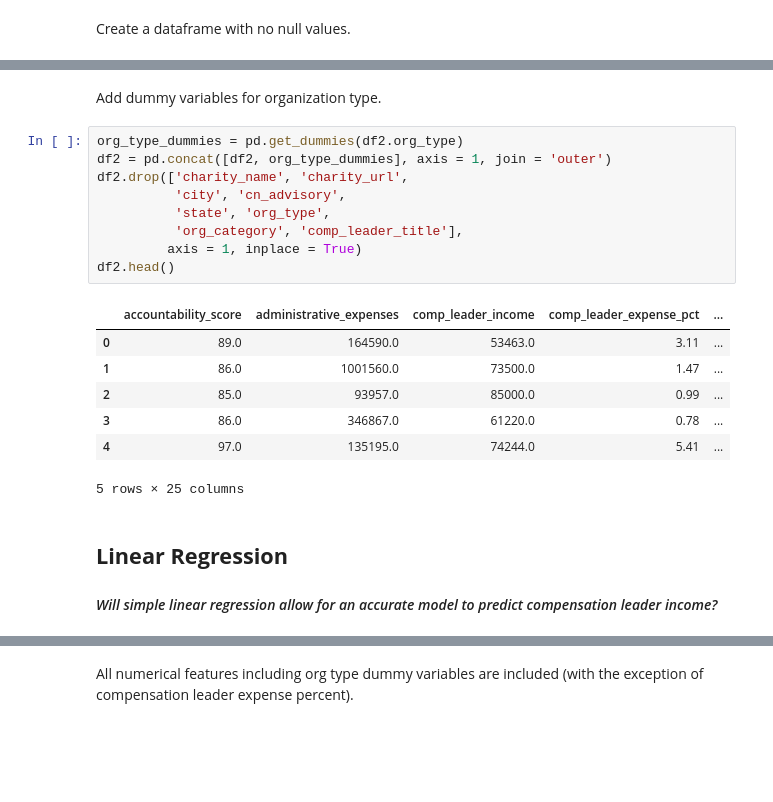
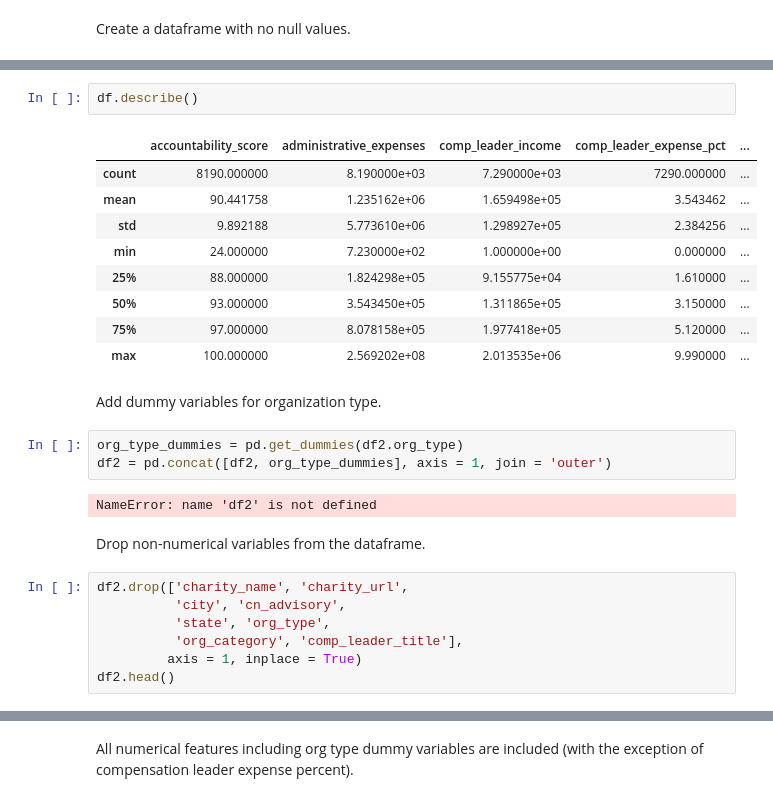
Before and after one commit to cyaris/charities_in_the_united_states, a Jupyter notebook: US Charities | Machine Learning with Linear Models.ipynb, the cells around one changed output, grey strips where cells are left out. Cells and saved outputs as stored; diff of their text form; blank space fills up the shorter version.

```diff
--- a/US Charities | Machine Learning with Linear Models.ipynb
+++ b/US Charities | Machine Learning with Linear Models.ipynb
@@ -16,23 +42,28 @@ df2 = df[df['comp_leader_income'].isnull() == False]
+# %%
+df.describe()
+# %% [output]
+|  | accountability_score | administrative_expenses | comp_leader_income | comp_leader_expense_pct | ... |
+| count | 8190.000000 | 8.190000e+03 | 7.290000e+03 | 7290.000000 | ... |
+| mean | 90.441758 | 1.235162e+06 | 1.659498e+05 | 3.543462 | ... |
+| std | 9.892188 | 5.773610e+06 | 1.298927e+05 | 2.384256 | ... |
+| min | 24.000000 | 7.230000e+02 | 1.000000e+00 | 0.000000 | ... |
+| 25% | 88.000000 | 1.824298e+05 | 9.155775e+04 | 1.610000 | ... |
+| 50% | 93.000000 | 3.543450e+05 | 1.311865e+05 | 3.150000 | ... |
+| 75% | 97.000000 | 8.078158e+05 | 1.977418e+05 | 5.120000 | ... |
+| max | 100.000000 | 2.569202e+08 | 2.013535e+06 | 9.990000 | ... |
 # %% [markdown]
 Add dummy variables for organization type.
+# %%
+org_type_dummies = pd.get_dummies(df2.org_type)
+df2 = pd.concat([df2, org_type_dummies], axis = 1, join = 'outer')
+# %% [output]
+NameError: name 'df2' is not defined
+# %% [markdown]
+Drop non-numerical variables from the dataframe.
 # %%
-org_type_dummies = pd.get_dummies(df2.org_type)
-df2 = pd.concat([df2, org_type_dummies], axis = 1, join = 'outer')
 df2.drop(['charity_name', 'charity_url',
           'city', 'cn_advisory',
           'state', 'org_type',
           'org_category', 'comp_leader_title'],
          axis = 1, inplace = True)
 df2.head()
-# %% [output]
-|  | accountability_score | administrative_expenses | comp_leader_income | comp_leader_expense_pct | ... |
-| 0 | 89.0 | 164590.0 | 53463.0 | 3.11 | ... |
-| 1 | 86.0 | 1001560.0 | 73500.0 | 1.47 | ... |
-| 2 | 85.0 | 93957.0 | 85000.0 | 0.99 | ... |
-| 3 | 86.0 | 346867.0 | 61220.0 | 0.78 | ... |
-| 4 | 97.0 | 135195.0 | 74244.0 | 5.41 | ... |
-5 rows × 25 columns
-# %% [markdown]
-## **Linear Regression**
-
-#### *Will simple linear regression allow for an accurate model to predict compensation leader income?*
```
Also changed, not shown: parts of 57 cells of this notebook.
